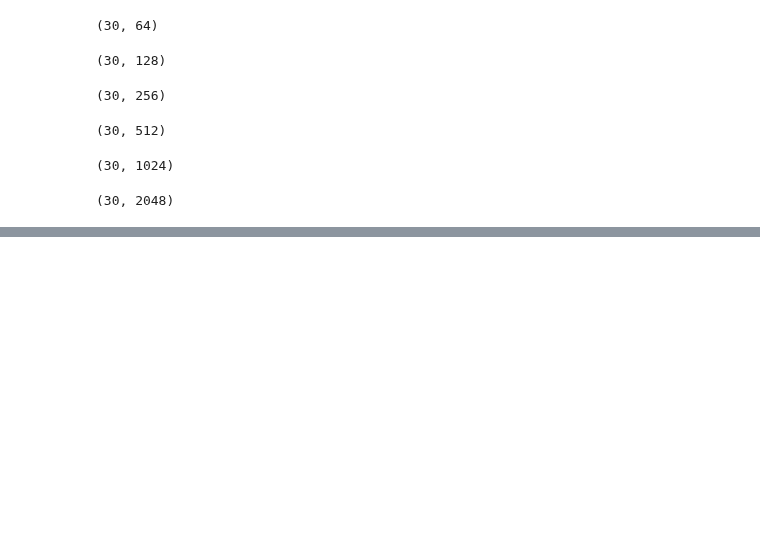
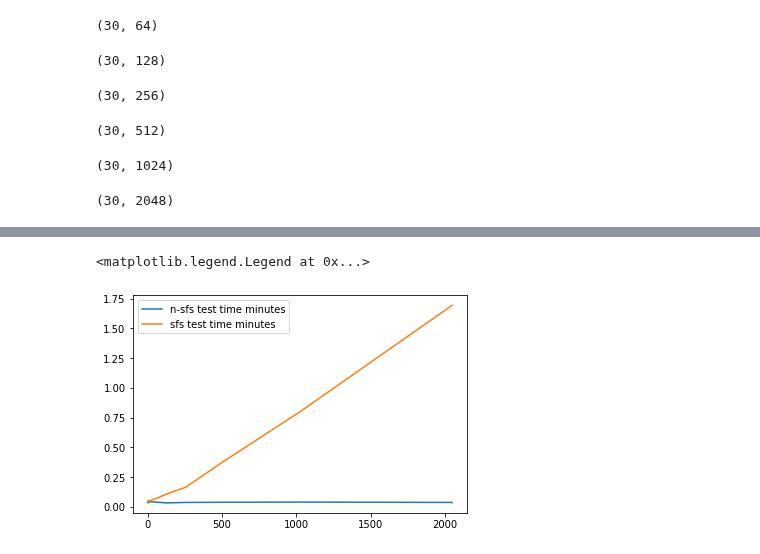
Before and after one commit to franciscovargas/ControlledFollmerDrift, a Jupyter notebook: notebooks/Bayesian Linear Regression_SFS_comp_dim_increase.ipynb, the cells around one changed output, grey strips where cells are left out. Saved outputs shown, nothing was run; the diff lists cells and outputs as text; code cells hidden in the pictures; blank space fills up the shorter version.

```diff
--- a/notebooks/Bayesian Linear Regression_SFS_comp_dim_increase.ipynb
+++ b/notebooks/Bayesian Linear Regression_SFS_comp_dim_increase.ipynb
@@ -359,0 +372,10 @@ NameError: name 'torch' is not defined
+# %%
+sfs_times = [x["test_times"][1] for x in errors]
+nsfs_times = [x["test_times"][0] for x in errors]
+
+plt.plot(x_ax, nsfs_times, label="n-sfs test time minutes")
+plt.plot(x_ax, sfs_times, label="sfs test time minutes")
+plt.legend()
+# %% [output]
+<matplotlib.legend.Legend at 0x...>
+[figure, added]
```
Also changed, not shown: parts of 10 cells of this notebook.
